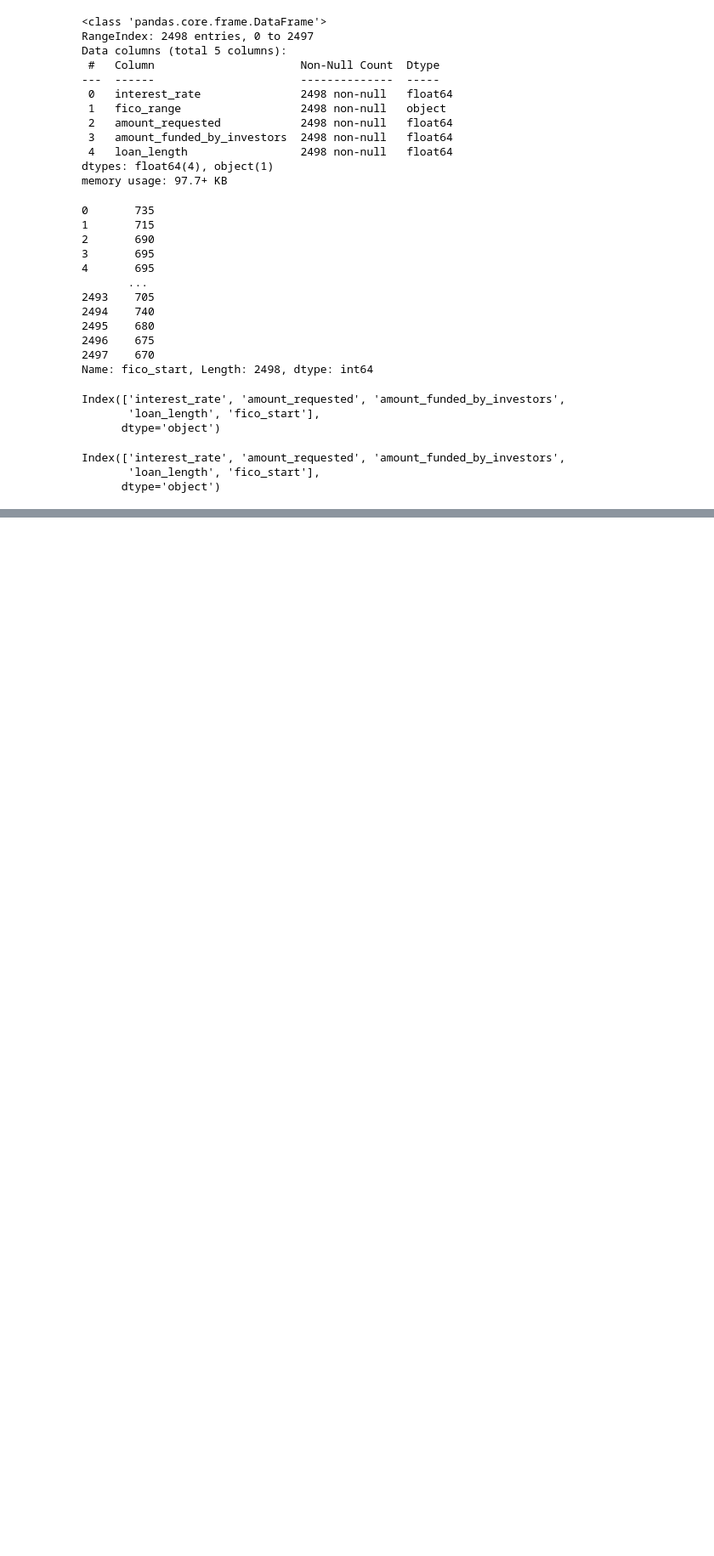
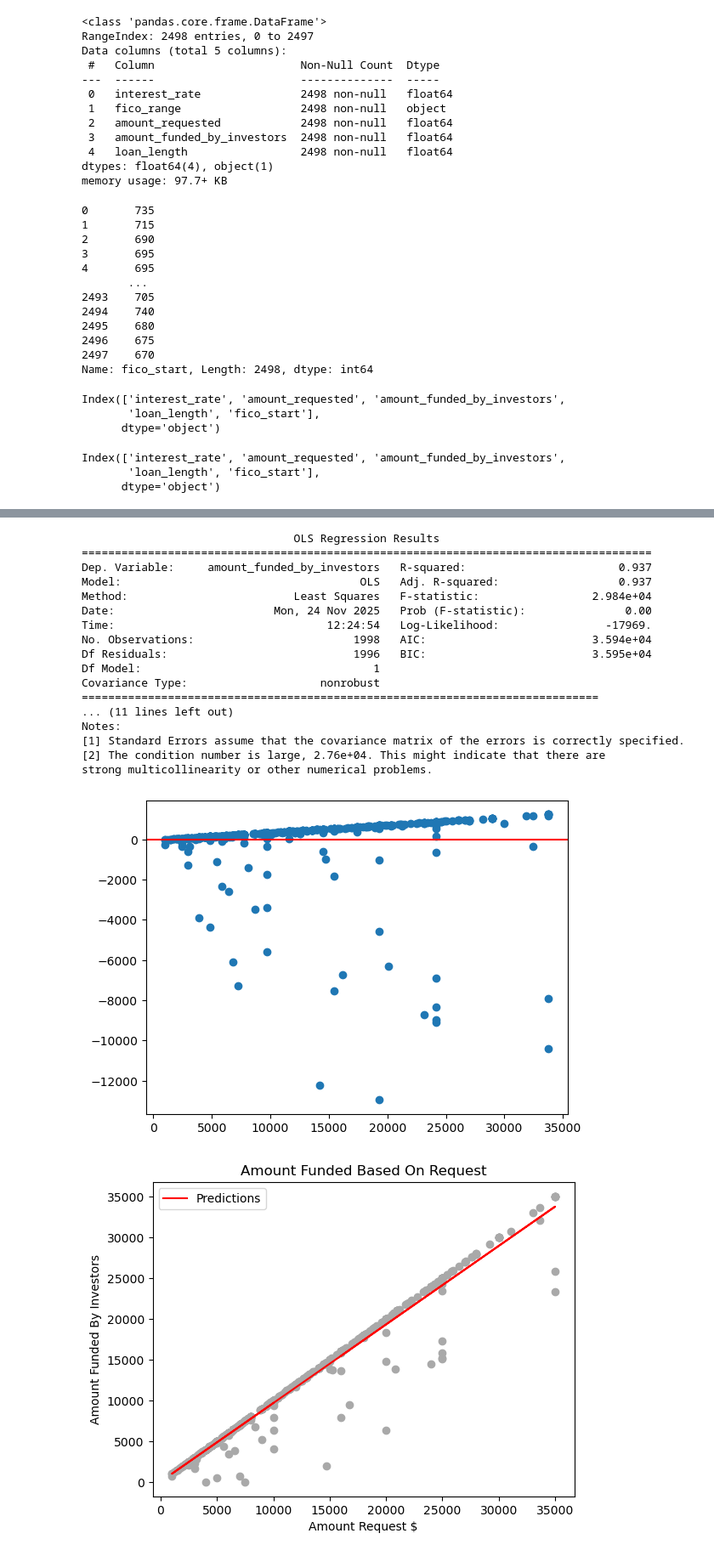
Before and after one commit to sheehanjacque/loan_request_business_analysis, a Jupyter notebook: notebooks/data_analysis.ipynb, the cells around one changed output, grey strips where cells are left out. Shown: that part at 85% size. Cells and saved outputs as stored; diff of their text form; code cells hidden in the pictures; blank space fills up the shorter version.

Commit message:
added titles to charts

```diff
--- a/notebooks/data_analysis.ipynb
+++ b/notebooks/data_analysis.ipynb
@@ -296,3 +280,36 @@ Notes:
 strong multicollinearity or other numerical problems.
 [figure]
 [figure]
+# %%
+X= df[['amount_requested']]
+y = df['amount_funded_by_investors']
+
+X_test, y_test, y_pred_test = useOLS_single(X,y)
+
+plt.scatter(X_test[:, 1], y_test, color="darkgray")
+plt.plot(X_test[:, 1], y_pred_test, color="red", label="Predictions")
+plt.xlabel("Amount Request $")
+plt.ylabel("Amount Funded By Investors")
+plt.title("Amount Funded Based On Request")
+plt.legend()
+plt.show()
+# %% [output]
+                                OLS Regression Results
+======================================================================================
+Dep. Variable:     amount_funded_by_investors   R-squared:                       0.937
+Model:                                    OLS   Adj. R-squared:                  0.937
+Method:                         Least Squares   F-statistic:                 2.984e+04
+Date:                        Mon, 24 Nov 2025   Prob (F-statistic):               0.00
+Time:                                12:24:54   Log-Likelihood:                -17969.
+No. Observations:                        1998   AIC:                         3.594e+04
+Df Residuals:                            1996   BIC:                         3.595e+04
+Df Model:                                   1
+Covariance Type:                    nonrobust
+==============================================================================
+... (11 lines left out)
+Notes:
+[1] Standard Errors assume that the covariance matrix of the errors is correctly specified.
+[2] The condition number is large, 2.76e+04. This might indicate that there are
+strong multicollinearity or other numerical problems.
+[figure, added]
+[figure, added]
```
Also changed, not shown: parts of 7 cells of this notebook.
